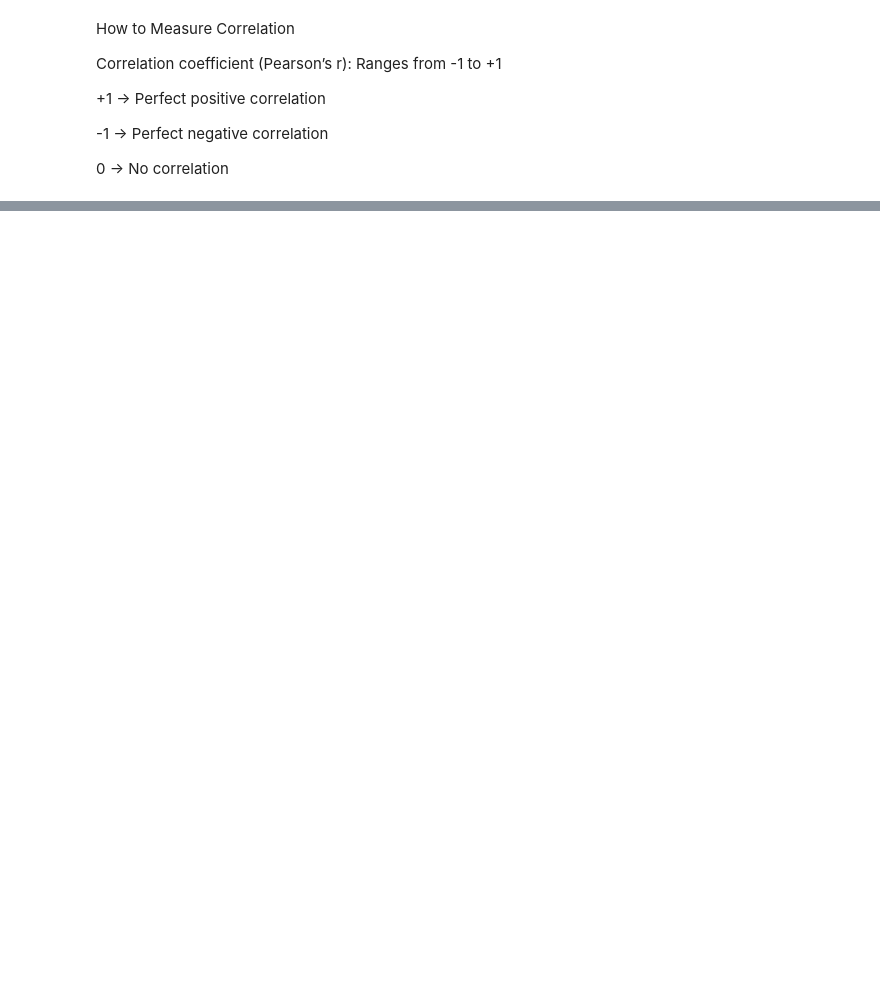
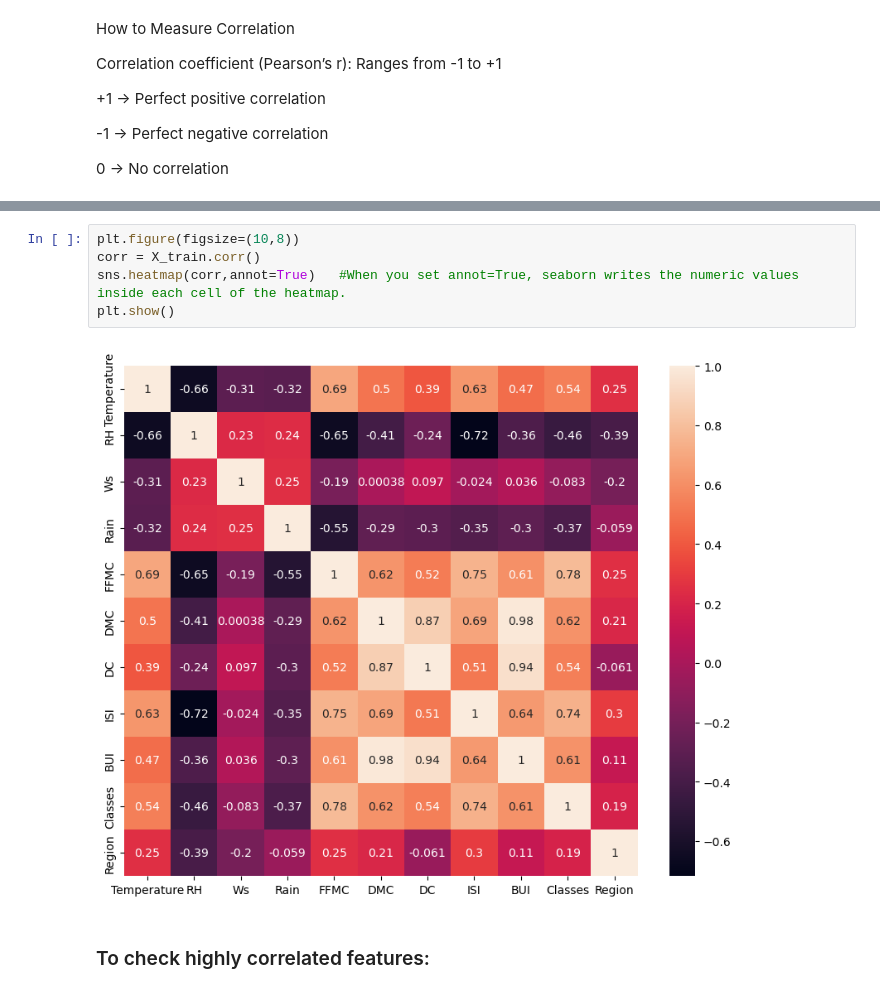
Before and after one commit to ganeshbgunjal/Machine-Learning, a Jupyter notebook: 1 Linear Regression/4 Ridge and Lasso Regression/2 Model Training.ipynb, the cells around one changed output, grey strips where cells are left out. Cells and saved outputs as stored; diff of their text form; blank space fills up the shorter version.

```diff
--- a/1 Linear Regression/4 Ridge and Lasso Regression/2 Model Training.ipynb
+++ b/1 Linear Regression/4 Ridge and Lasso Regression/2 Model Training.ipynb
@@ -139,0 +166,9 @@ Correlation coefficient (Pearson’s r): Ranges from -1 to +1
+# %%
+plt.figure(figsize=(10,8))
+corr = X_train.corr()
+sns.heatmap(corr,annot=True)   #When you set annot=True, seaborn writes the numeric values inside each cell of the heatmap.
+plt.show()
+# %% [output]
+[figure, added]
+# %% [markdown]
+### To check highly correlated features:
```
Also changed, not shown: parts of 16 cells of this notebook.
